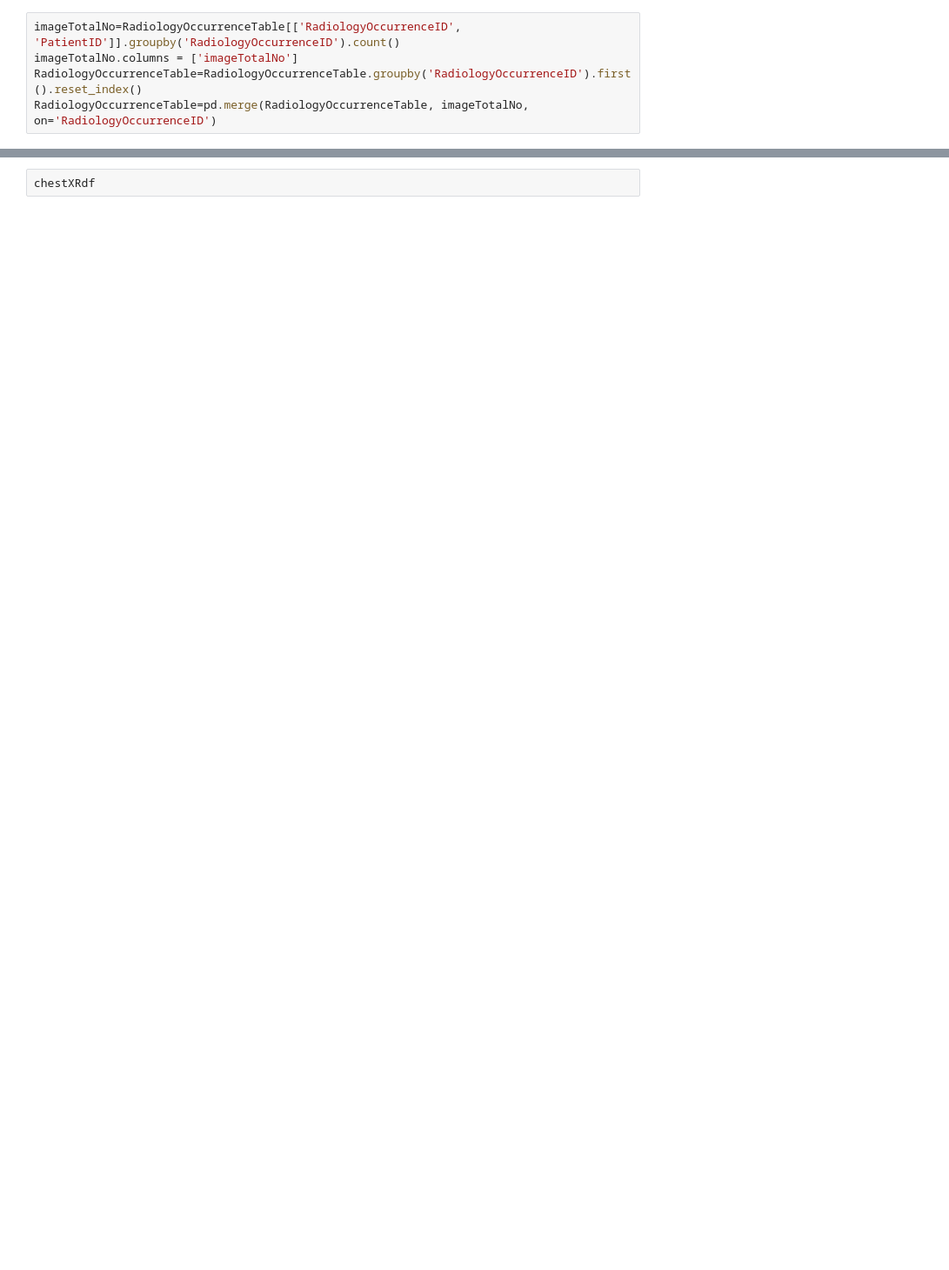
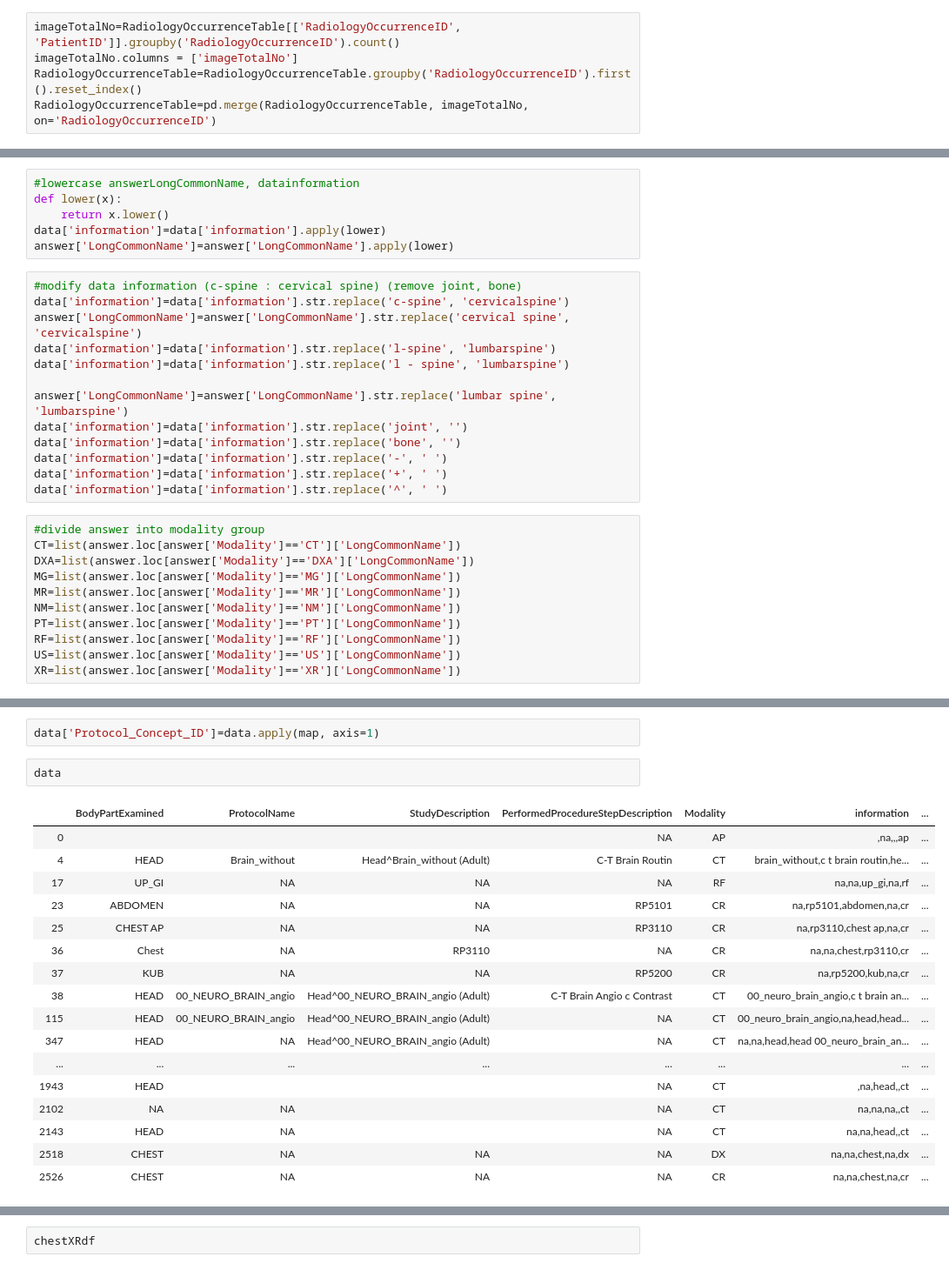
Before and after one commit to YeechingTiger/Radiology-CDM, a Jupyter notebook: Python/R-CDM_python.ipynb, the cells around one changed output, grey strips where cells are left out. Shown at 87% size. Saved outputs shown, nothing was run; the diff lists cells and outputs as text; blank space fills up the shorter version.

```diff
--- a/Python/R-CDM_python.ipynb
+++ b/Python/R-CDM_python.ipynb
@@ -210,0 +271,30 @@ RadiologyOccurrenceTable
+# %%
+#lowercase answerLongCommonName, datainformation
+def lower(x):
+    return x.lower()
+data['information']=data['information'].apply(lower)
+answer['LongCommonName']=answer['LongCommonName'].apply(lower)
+# %%
+#modify data information (c-spine : cervical spine) (remove joint, bone)
+data['information']=data['information'].str.replace('c-spine', 'cervicalspine')
+answer['LongCommonName']=answer['LongCommonName'].str.replace('cervical spine', 'cervicalspine')
+data['information']=data['information'].str.replace('l-spine', 'lumbarspine')
+data['information']=data['information'].str.replace('l - spine', 'lumbarspine')
+
+answer['LongCommonName']=answer['LongCommonName'].str.replace('lumbar spine', 'lumbarspine')
+data['information']=data['information'].str.replace('joint', '')
+data['information']=data['information'].str.replace('bone', '')
+data['information']=data['information'].str.replace('-', ' ')
+data['information']=data['information'].str.replace('+', ' ')
+data['information']=data['information'].str.replace('^', ' ')
+# %%
+#divide answer into modality group
+CT=list(answer.loc[answer['Modality']=='CT']['LongCommonName'])
+DXA=list(answer.loc[answer['Modality']=='DXA']['LongCommonName'])
+MG=list(answer.loc[answer['Modality']=='MG']['LongCommonName'])
+MR=list(answer.loc[answer['Modality']=='MR']['LongCommonName'])
+NM=list(answer.loc[answer['Modality']=='NM']['LongCommonName'])
+PT=list(answer.loc[answer['Modality']=='PT']['LongCommonName'])
+RF=list(answer.loc[answer['Modality']=='RF']['LongCommonName'])
+US=list(answer.loc[answer['Modality']=='US']['LongCommonName'])
+XR=list(answer.loc[answer['Modality']=='XR']['LongCommonName'])
@@ -210,0 +386,22 @@ RadiologyOccurrenceTable
+# %%
+data['Protocol_Concept_ID']=data.apply(map, axis=1)
+# %%
+data
+# %% [output]
+|  | BodyPartExamined | ProtocolName | StudyDescription | PerformedProcedureStepDescription | Modality | information | ... |
+| 0 |  |  |  | NA | AP | ,na,,,ap | ... |
+| 4 | HEAD | Brain_without | Head^Brain_without (Adult) | C-T Brain Routin | CT | brain_without,c t brain routin,he... | ... |
+| 17 | UP_GI | NA | NA | NA | RF | na,na,up_gi,na,rf | ... |
+| 23 | ABDOMEN | NA | NA | RP5101 | CR | na,rp5101,abdomen,na,cr | ... |
+| 25 | CHEST AP | NA | NA | RP3110 | CR | na,rp3110,chest ap,na,cr | ... |
+| 36 | Chest | NA | RP3110 | NA | CR | na,na,chest,rp3110,cr | ... |
+| 37 | KUB | NA | NA | RP5200 | CR | na,rp5200,kub,na,cr | ... |
+| 38 | HEAD | 00_NEURO_BRAIN_angio | Head^00_NEURO_BRAIN_angio (Adult) | C-T Brain Angio c Contrast | CT | 00_neuro_brain_angio,c t brain an... | ... |
+| 115 | HEAD | 00_NEURO_BRAIN_angio | Head^00_NEURO_BRAIN_angio (Adult) | NA | CT | 00_neuro_brain_angio,na,head,head... | ... |
+| 347 | HEAD | NA | Head^00_NEURO_BRAIN_angio (Adult) | NA | CT | na,na,head,head 00_neuro_brain_an... | ... |
+| ... | ... | ... | ... | ... | ... | ... | ... |
+| 1943 | HEAD |  |  | NA | CT | ,na,head,,ct | ... |
+| 2102 | NA | NA |  | NA | CT | na,na,na,,ct | ... |
+| 2143 | HEAD | NA |  | NA | CT | na,na,head,,ct | ... |
+| 2518 | CHEST | NA | NA | NA | DX | na,na,chest,na,dx | ... |
+| 2526 | CHEST | NA | NA | NA | CR | na,na,chest,na,cr | ... |
```
Also changed, not shown: parts of 14 cells of this notebook.
